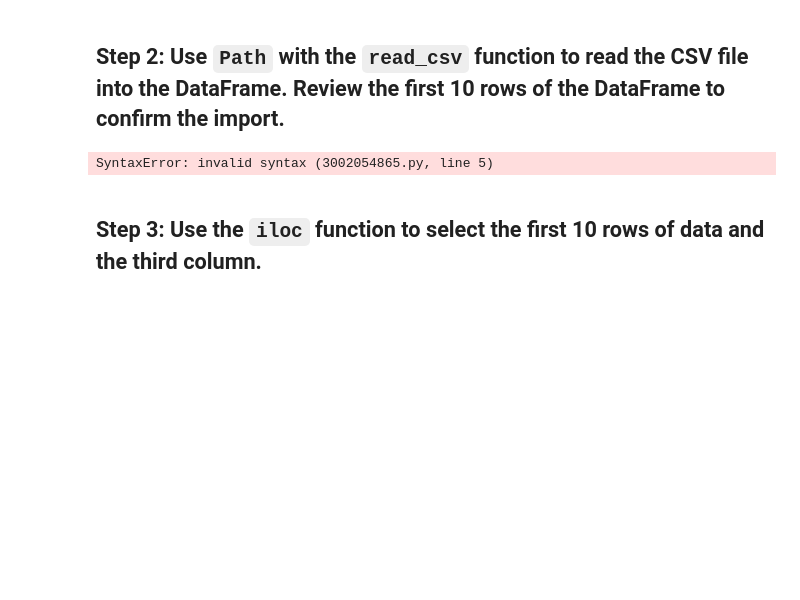
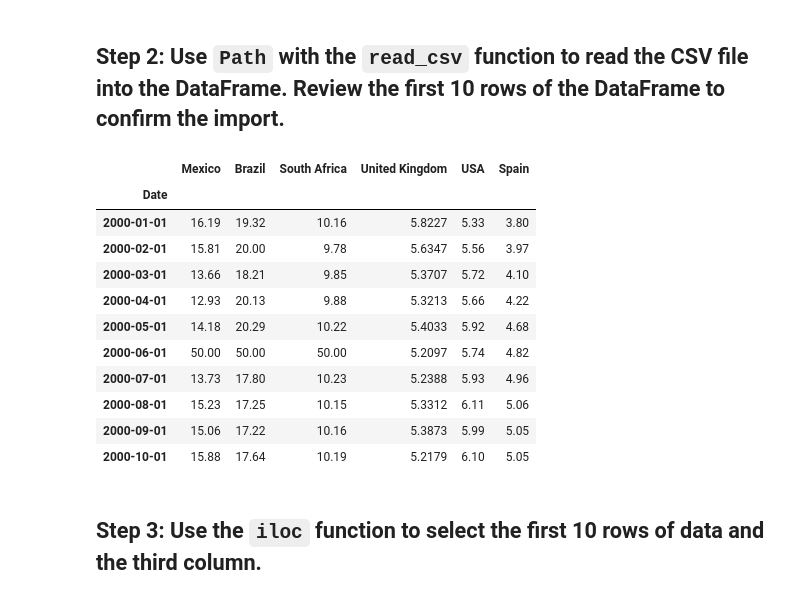
Before and after one commit to MichaelRDionne/Fintech-Workspace, a Jupyter notebook: Module 3-Financial Analysis with Pandas/Readings/03_Rowing_for_Yield_Redux/Unsolved/Rowing_for_Yield_Redux.ipynb, the cells around one changed output. Cells and saved outputs as stored; diff of their text form; code cells hidden in the pictures; blank space fills up the shorter version.

```diff
--- a/Module 3-Financial Analysis with Pandas/Readings/03_Rowing_for_Yield_Redux/Unsolved/Rowing_for_Yield_Redux.ipynb
+++ b/Module 3-Financial Analysis with Pandas/Readings/03_Rowing_for_Yield_Redux/Unsolved/Rowing_for_Yield_Redux.ipynb
@@ -28,15 +28,31 @@ from pathlib import Path
 # %%
 # Read in the CSV file called "country_bond_rates.csv" using the Path module.
 # The CSV file is located in the Resources folder.
 # Set the index to the column "Date"
 # Set the parse_dates and infer_datetime_format parameters
-bond_rates_df = # YOUR CODE HERE
+bond_rates_df = pd.read_csv(
+    Path("../Resources/country_bond_rates.csv"),
+    index_col="Date",
+    parse_dates=True,
+    infer_datetime_format="True"
+)
 
 
 # Review the first 10 rows of the DataFrame
-# YOUR CODE HERE
+bond_rates_df.head(10)
 # %% [output]
-SyntaxError: invalid syntax (3002054865.py, line 5)
+|  | Mexico | Brazil | South Africa | United Kingdom | USA | Spain |
+| Date |  |  |  |  |  |  |
+| 2000-01-01 | 16.19 | 19.32 | 10.16 | 5.8227 | 5.33 | 3.80 |
+| 2000-02-01 | 15.81 | 20.00 | 9.78 | 5.6347 | 5.56 | 3.97 |
+| 2000-03-01 | 13.66 | 18.21 | 9.85 | 5.3707 | 5.72 | 4.10 |
+| 2000-04-01 | 12.93 | 20.13 | 9.88 | 5.3213 | 5.66 | 4.22 |
+| 2000-05-01 | 14.18 | 20.29 | 10.22 | 5.4033 | 5.92 | 4.68 |
+| 2000-06-01 | 50.00 | 50.00 | 50.00 | 5.2097 | 5.74 | 4.82 |
+| 2000-07-01 | 13.73 | 17.80 | 10.23 | 5.2388 | 5.93 | 4.96 |
+| 2000-08-01 | 15.23 | 17.25 | 10.15 | 5.3312 | 6.11 | 5.06 |
+| 2000-09-01 | 15.06 | 17.22 | 10.16 | 5.3873 | 5.99 | 5.05 |
+| 2000-10-01 | 15.88 | 17.64 | 10.19 | 5.2179 | 6.10 | 5.05 |
 # %% [markdown]
 ## Step 3: Use the `iloc` function to select the first 10 rows of data and the third column.
 # %%
```
Also changed, not shown: parts of 3 cells of this notebook, 1 other file.
